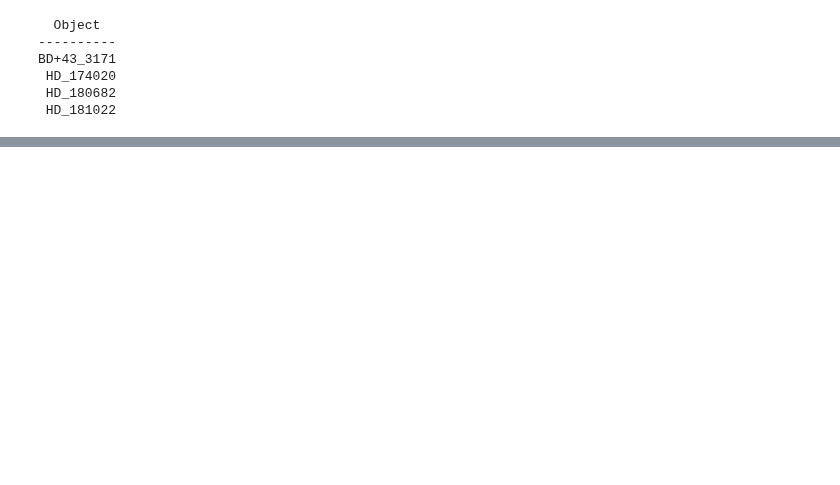
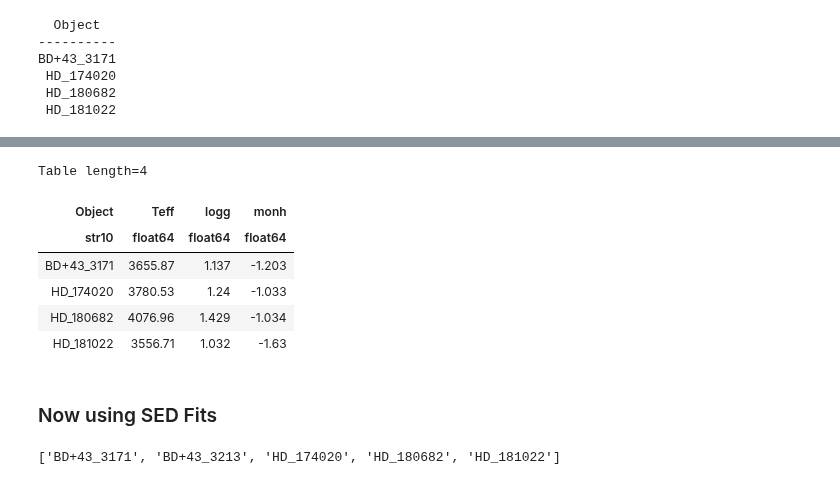
Before and after one commit to benjaminpope/smearcampaign, a Jupyter notebook: notebooks/asteroseismic_logg.ipynb, the cells around one changed output, grey strips where cells are left out. Saved outputs shown, nothing was run; the diff lists cells and outputs as text; code cells hidden in the pictures; blank space fills up the shorter version.

```diff
--- a/notebooks/asteroseismic_logg.ipynb
+++ b/notebooks/asteroseismic_logg.ipynb
@@ -202,0 +228,16 @@ bad = ['BD+43_3171', 'HD_174020', 'HD_180682', 'HD_181022']
+# %%
+spc_data['Object','Teff','logg','monh']
+# %% [output]
+Table length=4
+| Object | Teff | logg | monh |
+| str10 | float64 | float64 | float64 |
+| BD+43_3171 | 3655.87 | 1.137 | -1.203 |
+| HD_174020 | 3780.53 | 1.24 | -1.033 |
+| HD_180682 | 4076.96 | 1.429 | -1.034 |
+| HD_181022 | 3556.71 | 1.032 | -1.63 |
+# %% [markdown]
+### Now using SED Fits
+# %%
+bad
+# %% [output]
+['BD+43_3171', 'BD+43_3213', 'HD_174020', 'HD_180682', 'HD_181022']
```
Also changed, not shown: parts of 19 cells of this notebook, 11 other files.
